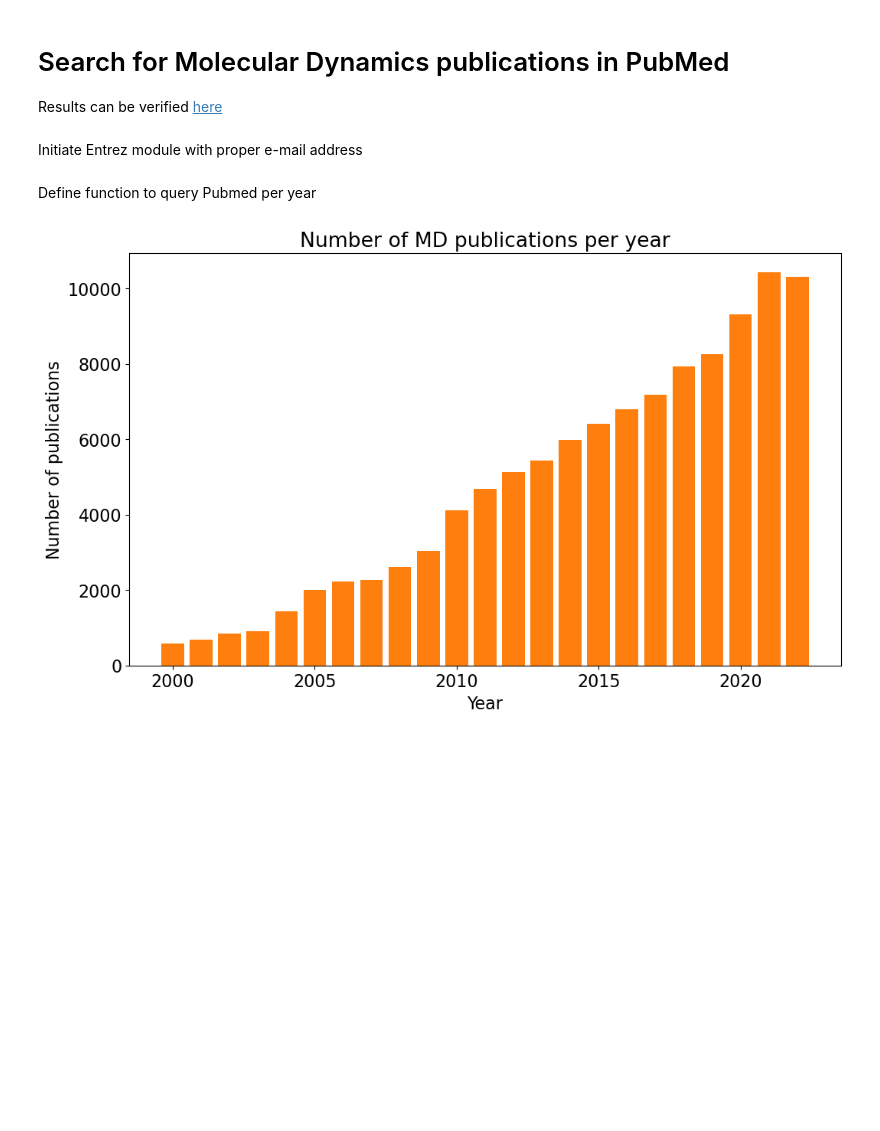
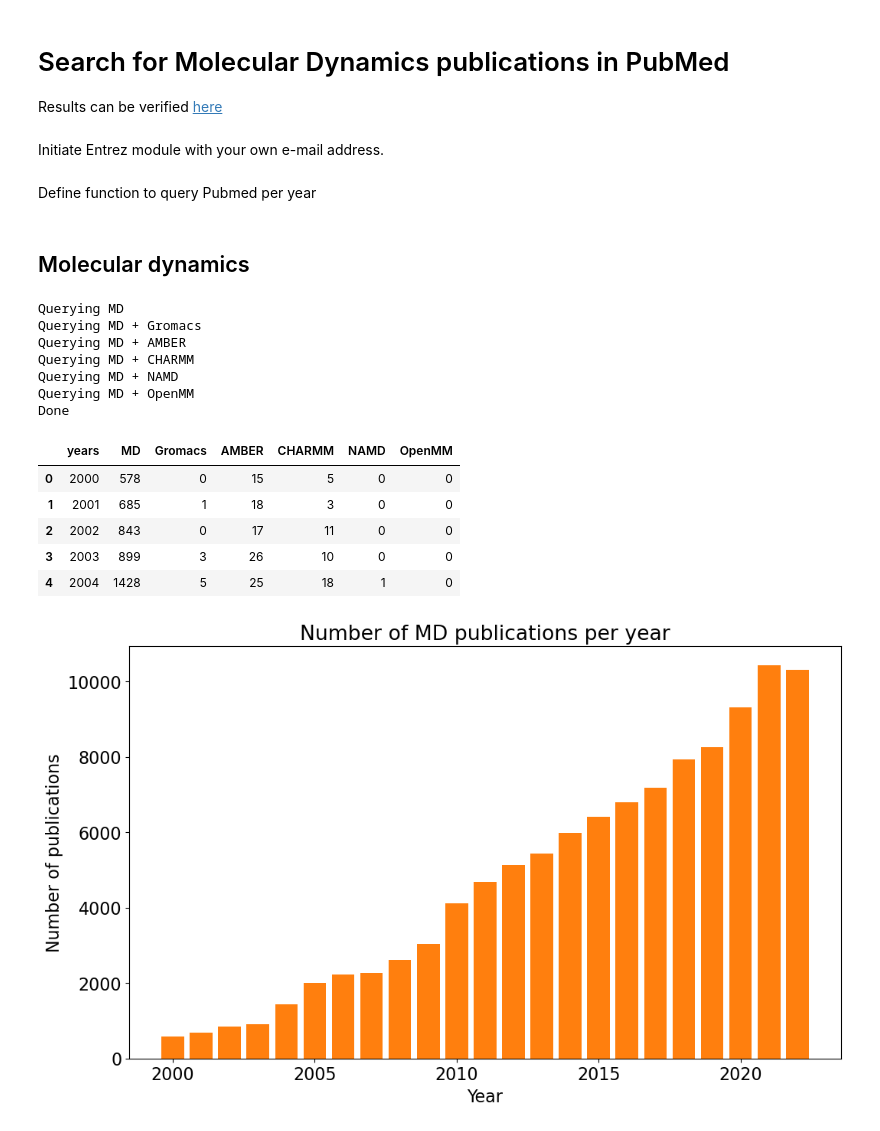
Before and after one commit to MDverse/mdda, a Jupyter notebook: notebooks/search_MD_in_pubmed.ipynb, the cells around one changed output. Cells and saved outputs as stored; diff of their text form; code cells hidden in the pictures; blank space fills up the shorter version.

```diff
--- a/notebooks/search_MD_in_pubmed.ipynb
+++ b/notebooks/search_MD_in_pubmed.ipynb
@@ -7,5 +7,5 @@ from Bio import Entrez
 import matplotlib.pyplot as plt
 import pandas as pd
 # %% [markdown]
-Initiate Entrez module with proper e-mail address
+Initiate Entrez module with your own e-mail address.
 # %%
@@ -24,10 +25,39 @@ def query_pubmed(term="", year_start=2000, year_end=2021):
         years.append(year)
         paper_count.append(int(esearch_res["Count"]))
     return years, paper_count
+# %% [markdown]
+## Molecular dynamics
 # %%
-years, papers = query_pubmed(term="molecular dynamics", year_start=2000, year_end=2022)
-df_md = pd.DataFrame({"years": years, "papers": papers})
+print("Querying MD")
+years, md = query_pubmed(term="'molecular dynamics'", year_start=2000, year_end=2022)
+print("Querying MD + Gromacs")
+years, gromacs = query_pubmed(term="'molecular dynamics' AND Gromacs", year_start=2000, year_end=2022)
+print("Querying MD + AMBER")
+years, amber = query_pubmed(term="'molecular dynamics' AND AMBER", year_start=2000, year_end=2022)
+print("Querying MD + CHARMM")
+years, charmm = query_pubmed(term="'molecular dynamics' AND CHARMM", year_start=2000, year_end=2022)
+print("Querying MD + NAMD")
+years, namd = query_pubmed(term="'molecular dynamics' AND NAMD", year_start=2000, year_end=2022)
+print("Querying MD + OpenMM")
+years, openmm = query_pubmed(term="'molecular dynamics' AND OpenMM", year_start=2000, year_end=2022)
+print("Done")
+df_md = pd.DataFrame({"years": years, "MD": md, "Gromacs": gromacs, "AMBER": amber, "CHARMM": charmm, "NAMD": namd, "OpenMM": openmm})
 df_md.to_csv("number_of_MD_papers_per_year.tsv", sep="\t", index=False)
+df_md.head()
+# %% [output]
+Querying MD
+Querying MD + Gromacs
+Querying MD + AMBER
+Querying MD + CHARMM
+Querying MD + NAMD
+Querying MD + OpenMM
+Done
+|  | years | MD | Gromacs | AMBER | CHARMM | NAMD | OpenMM |
+| 0 | 2000 | 578 | 0 | 15 | 5 | 0 | 0 |
+| 1 | 2001 | 685 | 1 | 18 | 3 | 0 | 0 |
+| 2 | 2002 | 843 | 0 | 17 | 11 | 0 | 0 |
+| 3 | 2003 | 899 | 3 | 26 | 10 | 0 | 0 |
+| 4 | 2004 | 1428 | 5 | 25 | 18 | 1 | 0 |
 # %%
 plt.rcParams.update({"font.size": 16})
 fig, ax = plt.subplots(figsize=(12,7))
```
Also changed, not shown: parts of 8 cells of this notebook, 1 other file.
